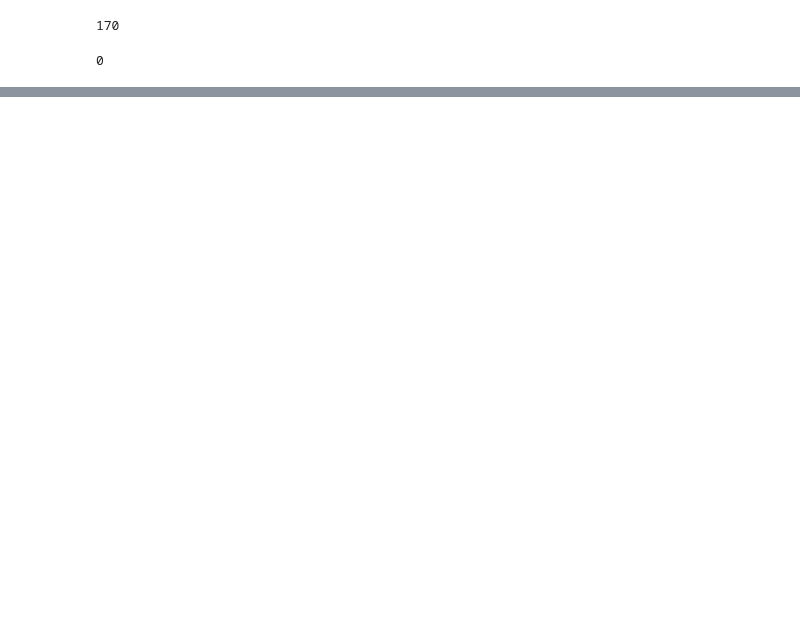
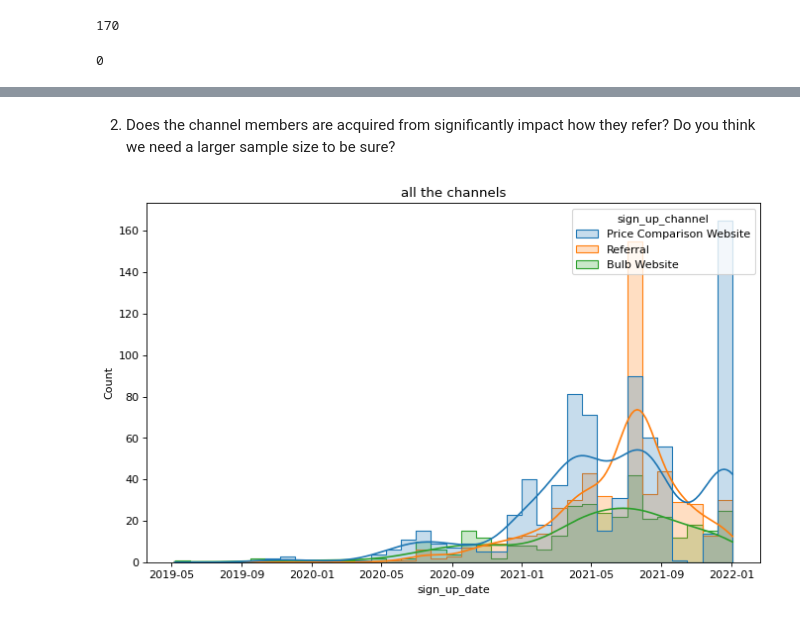
Before and after one commit to stephanyvargas/MemberReferrals, a Jupyter notebook: MemberReferrals.ipynb, the cells around one changed output, grey strips where cells are left out. Drawn from its saved outputs; the diff is of its cells as text; code cells hidden in the pictures; blank space fills up the shorter version.

```diff
--- a/MemberReferrals.ipynb
+++ b/MemberReferrals.ipynb
@@ -204,0 +216,9 @@ array([                0,    86400000000000,   172800000000000,
+# %% [markdown]
+2. Does the channel members are acquired from significantly impact how they refer? Do you think we need a larger sample size to be sure?
+# %%
+plt.figure(figsize=(10, 6), dpi=80)
+plt.title('all the channels')
+sns.histplot(data=customer, x='sign_up_date', hue='sign_up_channel', element="step", kde=True)
+plt.show()
+# %% [output]
+[figure, added]
```
Also changed, not shown: parts of 20 cells of this notebook.
